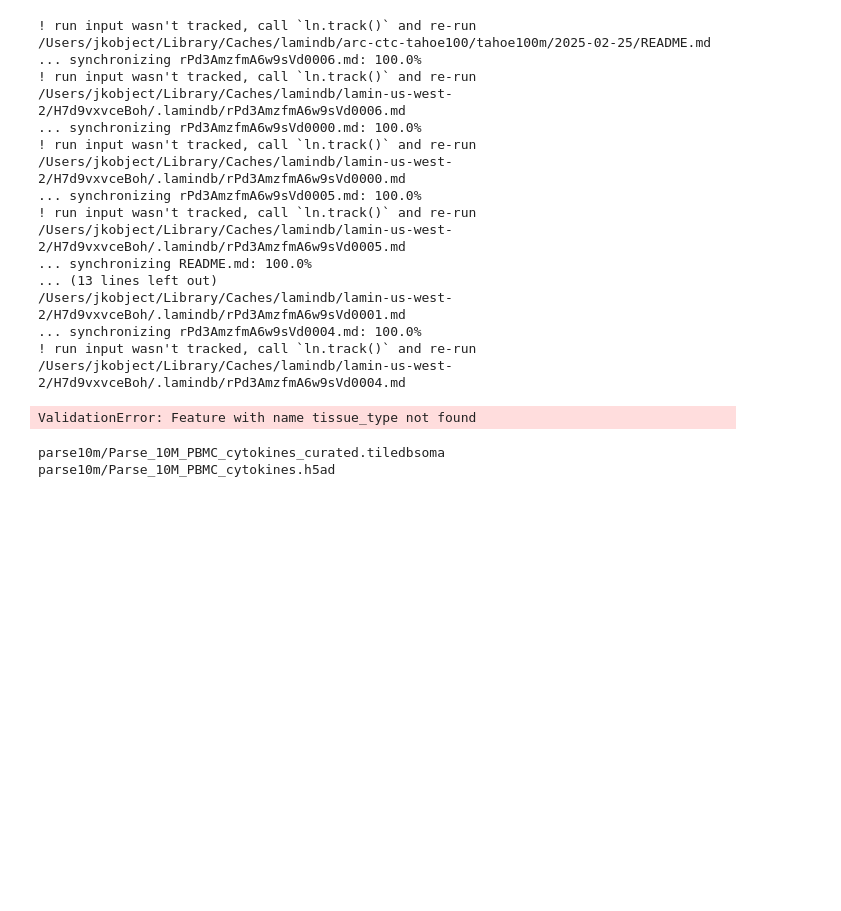
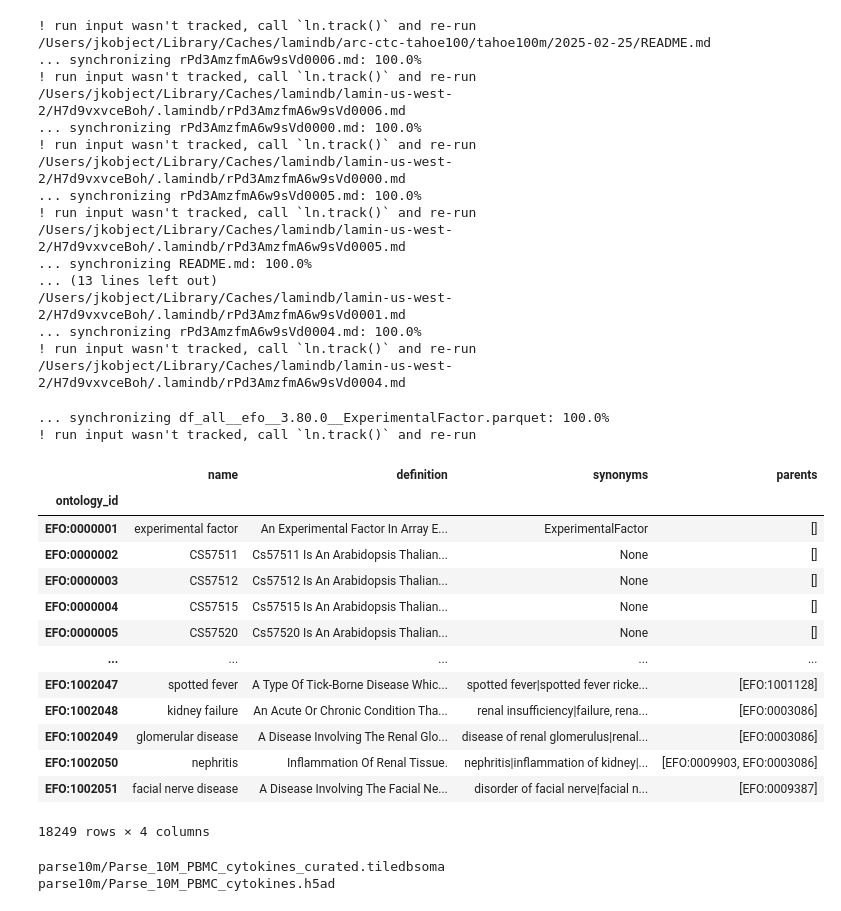
Before and after one commit to jkobject/pert-gym, a Jupyter notebook: notebooks/first.ipynb, the cells around one changed output. Saved outputs shown, nothing was run; the diff lists cells and outputs as text; code cells hidden in the pictures; blank space fills up the shorter version.

```diff
--- a/notebooks/first.ipynb
+++ b/notebooks/first.ipynb
@@ -70,7 +58,25 @@ df_all__efo__3.80.0__ExperimentalFactor.parquet
 # %%
-db.Artifact.get("DWsyQzOmlTS19kUr0000").features["tissue_type"]
+df = db.Artifact.get(key="df_all__efo__3.80.0__ExperimentalFactor.parquet").load()
 # %% [output]
-ValidationError: Feature with name tissue_type not found
+... synchronizing df_all__efo__3.80.0__ExperimentalFactor.parquet: 100.0%
+! run input wasn't tracked, call `ln.track()` and re-run
+# %%
+df
+# %% [output]
+|  | name | definition | synonyms | parents |
+| ontology_id |  |  |  |  |
+| EFO:0000001 | experimental factor | An Experimental Factor In Array E... | ExperimentalFactor | [] |
+| EFO:0000002 | CS57511 | Cs57511 Is An Arabidopsis Thalian... | None | [] |
+| EFO:0000003 | CS57512 | Cs57512 Is An Arabidopsis Thalian... | None | [] |
+| EFO:0000004 | CS57515 | Cs57515 Is An Arabidopsis Thalian... | None | [] |
+| EFO:0000005 | CS57520 | Cs57520 Is An Arabidopsis Thalian... | None | [] |
+| ... | ... | ... | ... | ... |
+| EFO:1002047 | spotted fever | A Type Of Tick-Borne Disease Whic... | spotted fever|spotted fever ricke... | [EFO:1001128] |
+| EFO:1002048 | kidney failure | An Acute Or Chronic Condition Tha... | renal insufficiency|failure, rena... | [EFO:0003086] |
+| EFO:1002049 | glomerular disease | A Disease Involving The Renal Glo... | disease of renal glomerulus|renal... | [EFO:0003086] |
+| EFO:1002050 | nephritis | Inflammation Of Renal Tissue. | nephritis|inflammation of kidney|... | [EFO:0009903, EFO:0003086] |
+| EFO:1002051 | facial nerve disease | A Disease Involving The Facial Ne... | disorder of facial nerve|facial n... | [EFO:0009387] |
+18249 rows × 4 columns
 # %%
 unprocessed = [
     # GSE81884
```
Also changed, not shown: parts of 6 cells of this notebook, 1 other file.
